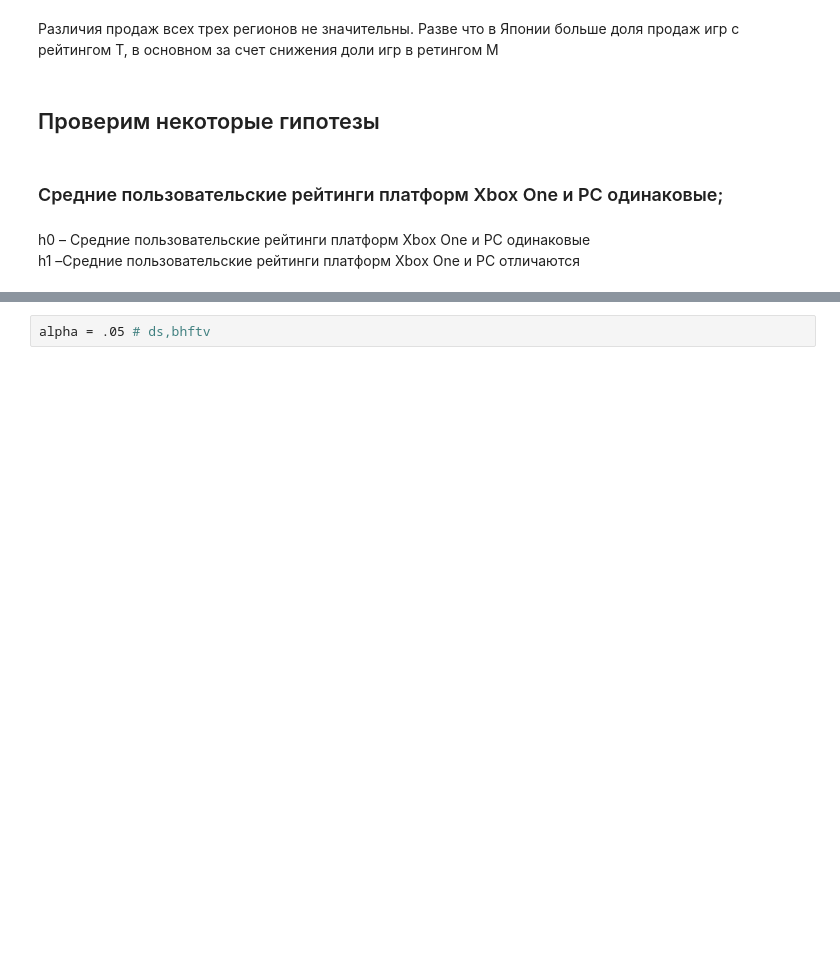
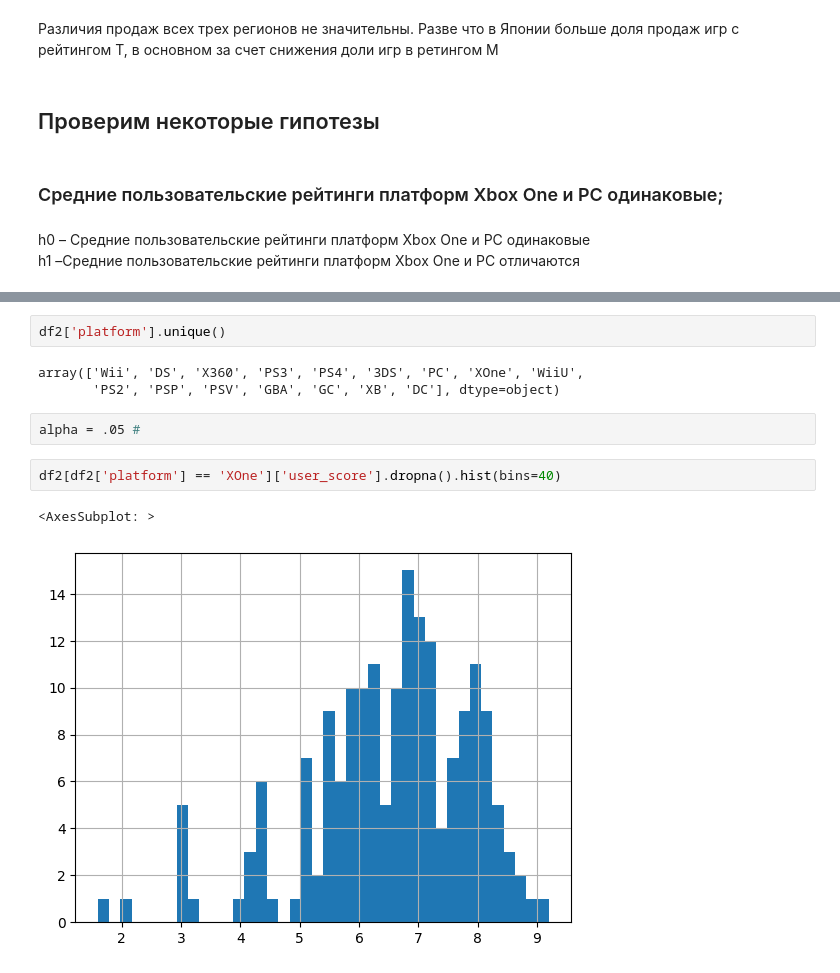
Before and after one commit to Shurick-G/practicum, a Jupyter notebook: prefab_project_1/prefab_project_1.ipynb, the cells around one changed output, grey strips where cells are left out. Cells and saved outputs as stored; diff of their text form; blank space fills up the shorter version.

```diff
--- a/prefab_project_1/prefab_project_1.ipynb
+++ b/prefab_project_1/prefab_project_1.ipynb
@@ -558,2 +575,12 @@ h1 –Средние пользовательские рейтинги плат
+# %%
+df2['platform'].unique()
+# %% [output]
+array(['Wii', 'DS', 'X360', 'PS3', 'PS4', '3DS', 'PC', 'XOne', 'WiiU',
+       'PS2', 'PSP', 'PSV', 'GBA', 'GC', 'XB', 'DC'], dtype=object)
 # %%
-alpha = .05 # ds,bhftv
+alpha = .05 #
+# %%
+df2[df2['platform'] == 'XOne']['user_score'].dropna().hist(bins=40)
+# %% [output]
+<AxesSubplot: >
+[figure, added]
```
Also changed, not shown: parts of 33 cells of this notebook.
